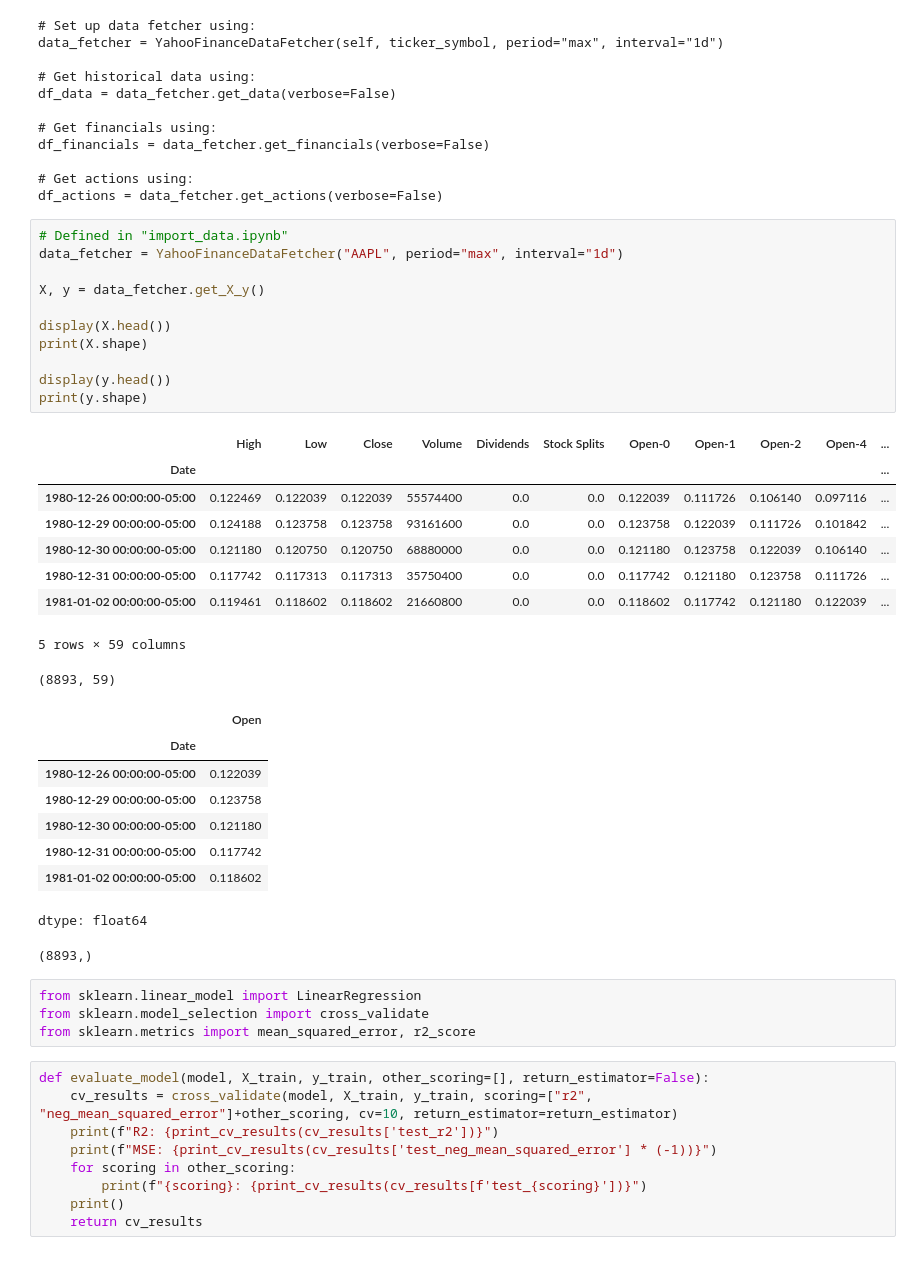
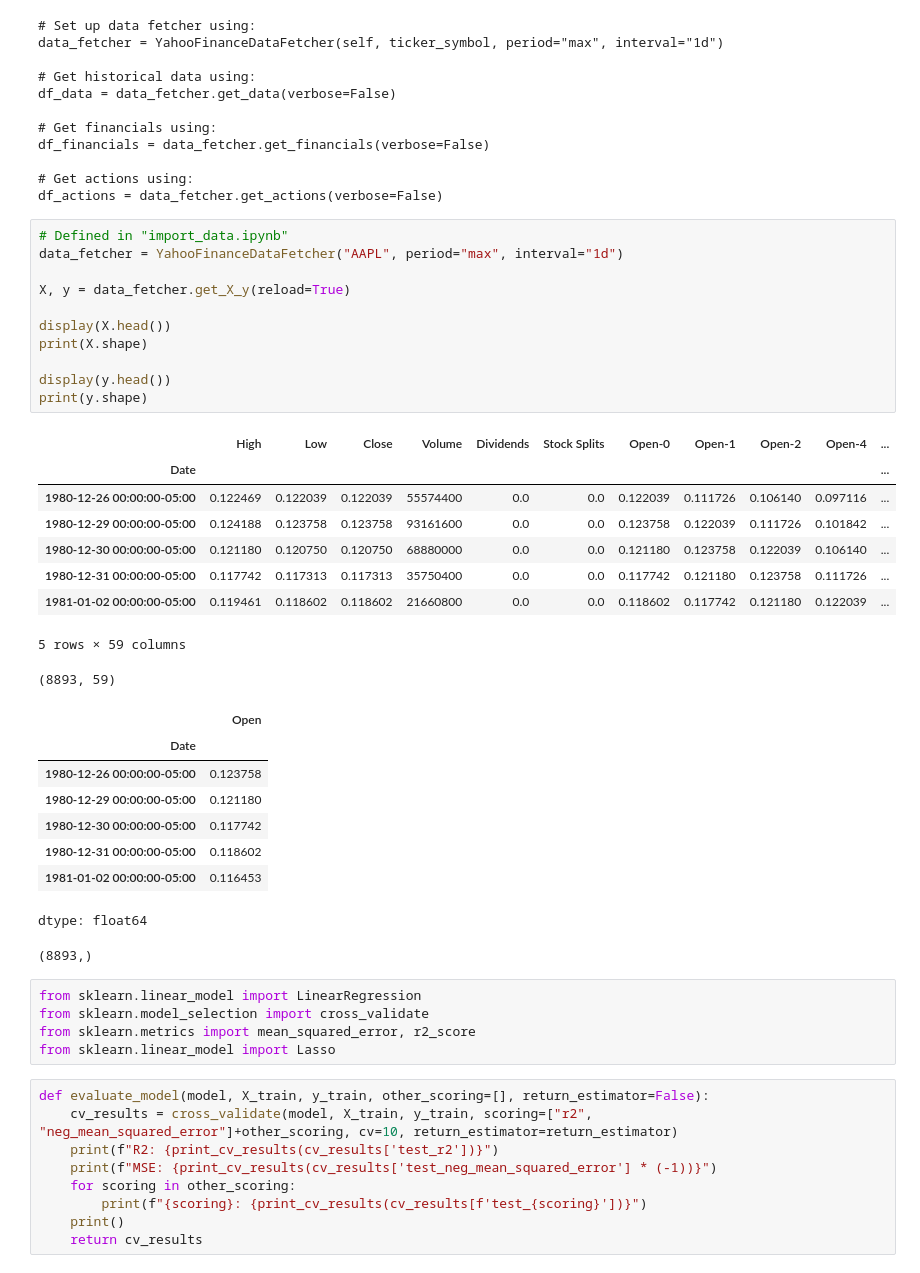
Before and after one commit to luck058/yfinance-prediction, a Jupyter notebook: model1.ipynb, the cells around one changed output. Drawn from its saved outputs; the diff is of its cells as text.

```diff
--- a/model1.ipynb
+++ b/model1.ipynb
@@ -35,37 +35,38 @@ df_actions = data_fetcher.get_actions(verbose=False)
 # %%
 # Defined in "import_data.ipynb"
 data_fetcher = YahooFinanceDataFetcher("AAPL", period="max", interval="1d")
 
-X, y = data_fetcher.get_X_y()
+X, y = data_fetcher.get_X_y(reload=True)
 
 display(X.head())
 print(X.shape)
 
 display(y.head())
 print(y.shape)
 # %% [output]
 |  | High | Low | Close | Volume | Dividends | Stock Splits | Open-0 | Open-1 | Open-2 | Open-4 | ... |
 | Date |  |  |  |  |  |  |  |  |  |  | ... |
 | 1980-12-26 00:00:00-05:00 | 0.122469 | 0.122039 | 0.122039 | 55574400 | 0.0 | 0.0 | 0.122039 | 0.111726 | 0.106140 | 0.097116 | ... |
 | 1980-12-29 00:00:00-05:00 | 0.124188 | 0.123758 | 0.123758 | 93161600 | 0.0 | 0.0 | 0.123758 | 0.122039 | 0.111726 | 0.101842 | ... |
 | 1980-12-30 00:00:00-05:00 | 0.121180 | 0.120750 | 0.120750 | 68880000 | 0.0 | 0.0 | 0.121180 | 0.123758 | 0.122039 | 0.106140 | ... |
 | 1980-12-31 00:00:00-05:00 | 0.117742 | 0.117313 | 0.117313 | 35750400 | 0.0 | 0.0 | 0.117742 | 0.121180 | 0.123758 | 0.111726 | ... |
 | 1981-01-02 00:00:00-05:00 | 0.119461 | 0.118602 | 0.118602 | 21660800 | 0.0 | 0.0 | 0.118602 | 0.117742 | 0.121180 | 0.122039 | ... |
 5 rows × 59 columns
 (8893, 59)
 |  | Open |
 | Date |  |
-| 1980-12-26 00:00:00-05:00 | 0.122039 |
-| 1980-12-29 00:00:00-05:00 | 0.123758 |
-| 1980-12-30 00:00:00-05:00 | 0.121180 |
-| 1980-12-31 00:00:00-05:00 | 0.117742 |
-| 1981-01-02 00:00:00-05:00 | 0.118602 |
+| 1980-12-26 00:00:00-05:00 | 0.123758 |
+| 1980-12-29 00:00:00-05:00 | 0.121180 |
+| 1980-12-30 00:00:00-05:00 | 0.117742 |
+| 1980-12-31 00:00:00-05:00 | 0.118602 |
+| 1981-01-02 00:00:00-05:00 | 0.116453 |
 dtype: float64
 (8893,)
 # %%
 from sklearn.linear_model import LinearRegression
 from sklearn.model_selection import cross_validate
 from sklearn.metrics import mean_squared_error, r2_score
+from sklearn.linear_model import Lasso
 # %%
 def evaluate_model(model, X_train, y_train, other_scoring=[], return_estimator=False):
     cv_results = cross_validate(model, X_train, y_train, scoring=["r2", "neg_mean_squared_error"]+other_scoring, cv=10, return_estimator=return_estimator)
```
Also changed, not shown: parts of 10 cells of this notebook.
